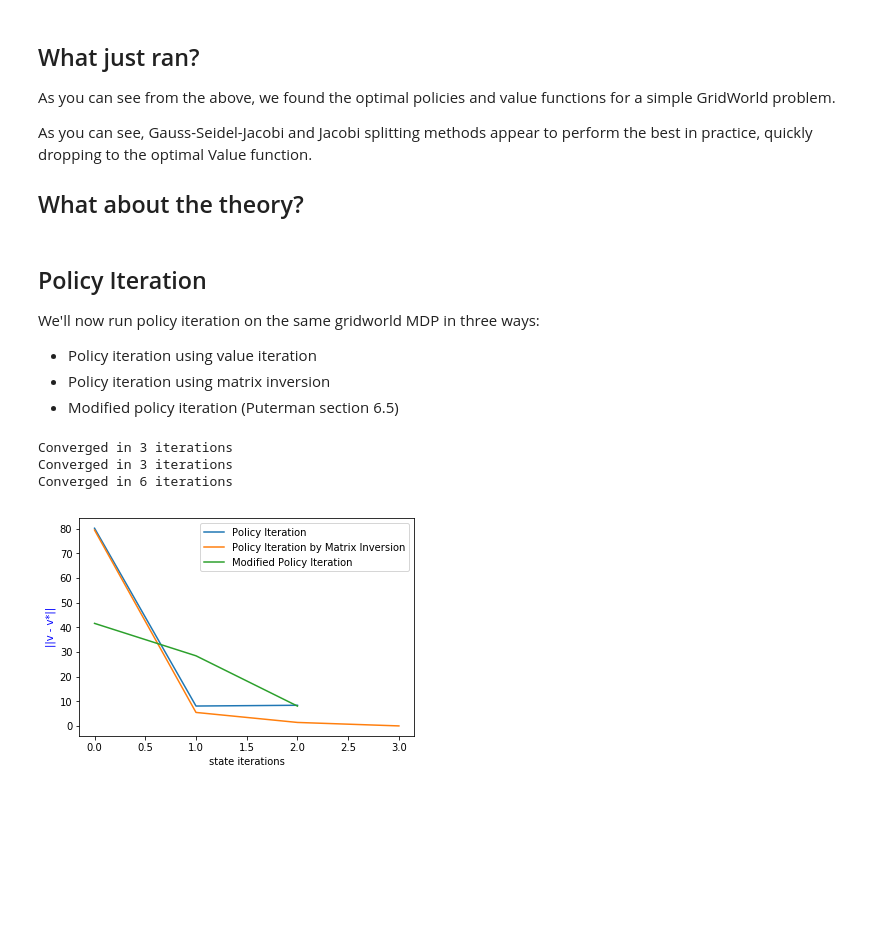
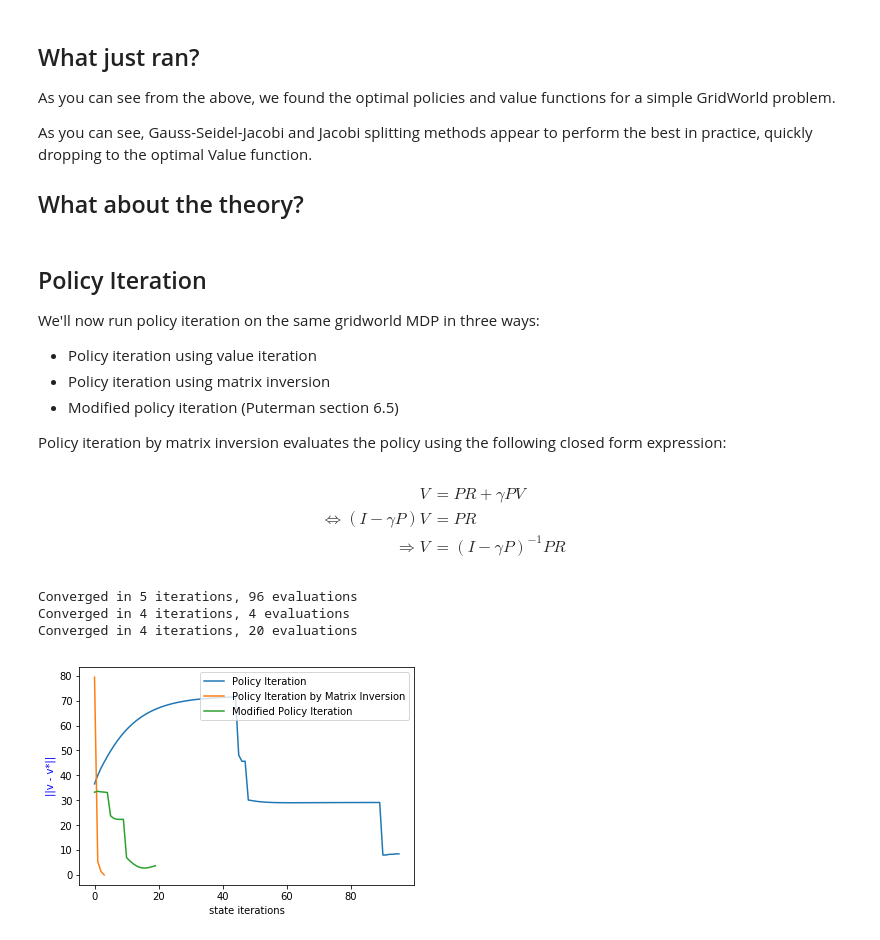
Before and after one commit to Breakend/ValuePolicyIterationVariations, a Jupyter notebook: ValueIterationWalkthrough.ipynb, the cells around one changed output. Saved outputs shown, nothing was run; the diff lists cells and outputs as text; code cells hidden in the pictures; blank space fills up the shorter version.

Commit message:
Fixed modified PI and graphs

```diff
--- a/ValueIterationWalkthrough.ipynb
+++ b/ValueIterationWalkthrough.ipynb
@@ -107,26 +108,45 @@ We'll now run policy iteration on the same gridworld MDP in three ways:
 - Policy iteration using value iteration
 - Policy iteration using matrix inversion
 - Modified policy iteration (Puterman section 6.5)
+
+Policy iteration by matrix inversion evaluates the policy using the following closed form expression:
+# %%
+%%latex
+\begin{align}
+V &=PR + \gamma PV\\
+\Leftrightarrow (I-\gamma P) V &= PR\\
+\Rightarrow V &= (I-\gamma P)^{-1} PR
+\end{align}
+# %% [output]
+\begin{align}
+V &=PR + \gamma PV\\
+\Leftrightarrow (I-\gamma P) V &= PR\\
+\Rightarrow V &= (I-\gamma P)^{-1} PR
+\end{align}
 # %%
 %matplotlib inline
+epsilon = 0.01
+gamma = 0.9
 
-V_pi, pol_pi, n_iter_pi, vs_pi = policy_iteration(gw, 0.9, optimal_value)
+m = 5
+
+V_pi, pol_pi, n_iter_pi, vs_pi = policy_iteration(gw, gamma, epsilon, optimal_value)
 plt.plot(vs_pi)
 
-V_inv, pol_inv, n_iter_inv, vs_inv = policy_iteration_by_inversion(gw, 0.9, optimal_value)
+V_inv, pol_inv, n_iter_inv, vs_inv = policy_iteration_by_inversion(gw, gamma, optimal_value)
 plt.plot(vs_inv)
 
-V_modpi, pol_modpi, n_itermodpi, vs_modpi = modified_policy_iteration(gw, 0.1, 0.9, 20, optimal_value)
+V_modpi, pol_modpi, n_itermodpi, vs_modpi = modified_policy_iteration(gw, gamma, epsilon, m, optimal_value)
 plt.plot(vs_modpi)
 
 plt.xlabel('state iterations')
 plt.ylabel('||v - v*||',color='b')
 
 plt.legend(['Policy Iteration', 'Policy Iteration by Matrix Inversion', 'Modified Policy Iteration'], loc='upper right')
 
 plt.show()
 # %% [output]
-Converged in 3 iterations
-Converged in 3 iterations
-Converged in 6 iterations
+Converged in 5 iterations, 96 evaluations
+Converged in 4 iterations, 4 evaluations
+Converged in 4 iterations, 20 evaluations
-[figure, old version]
+[figure, new version]
```
Also changed, not shown: parts of 1 cell of this notebook, 1 other file.
